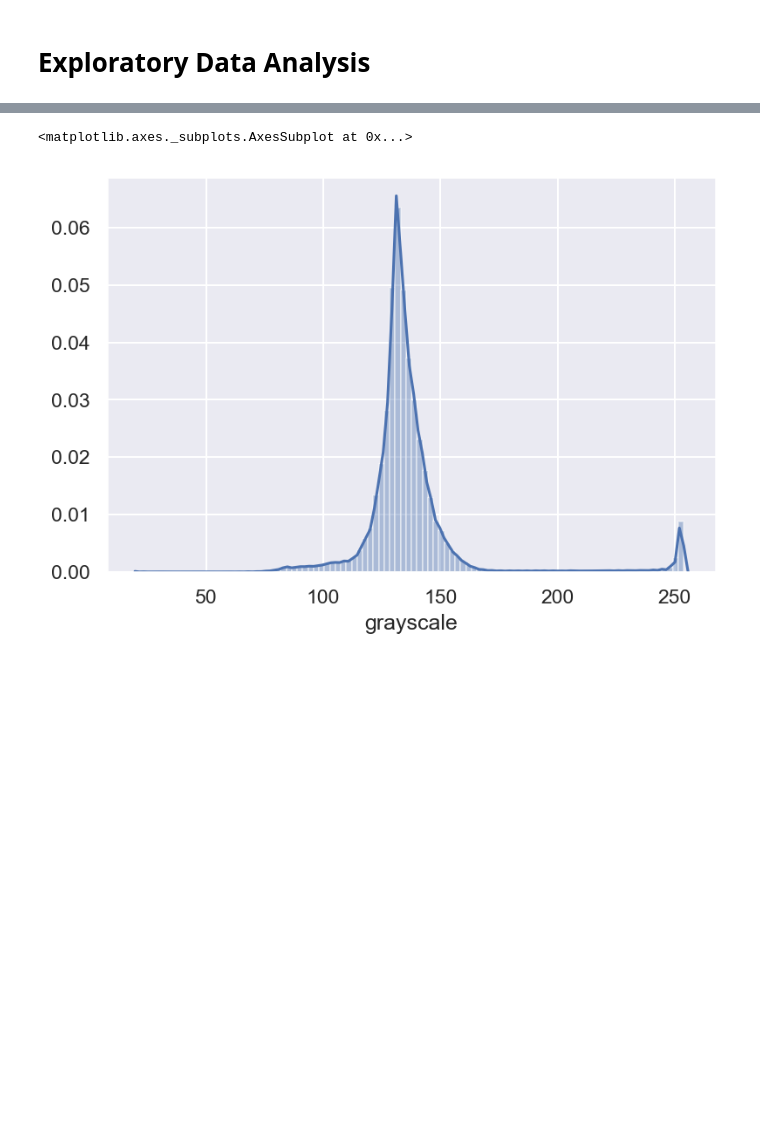
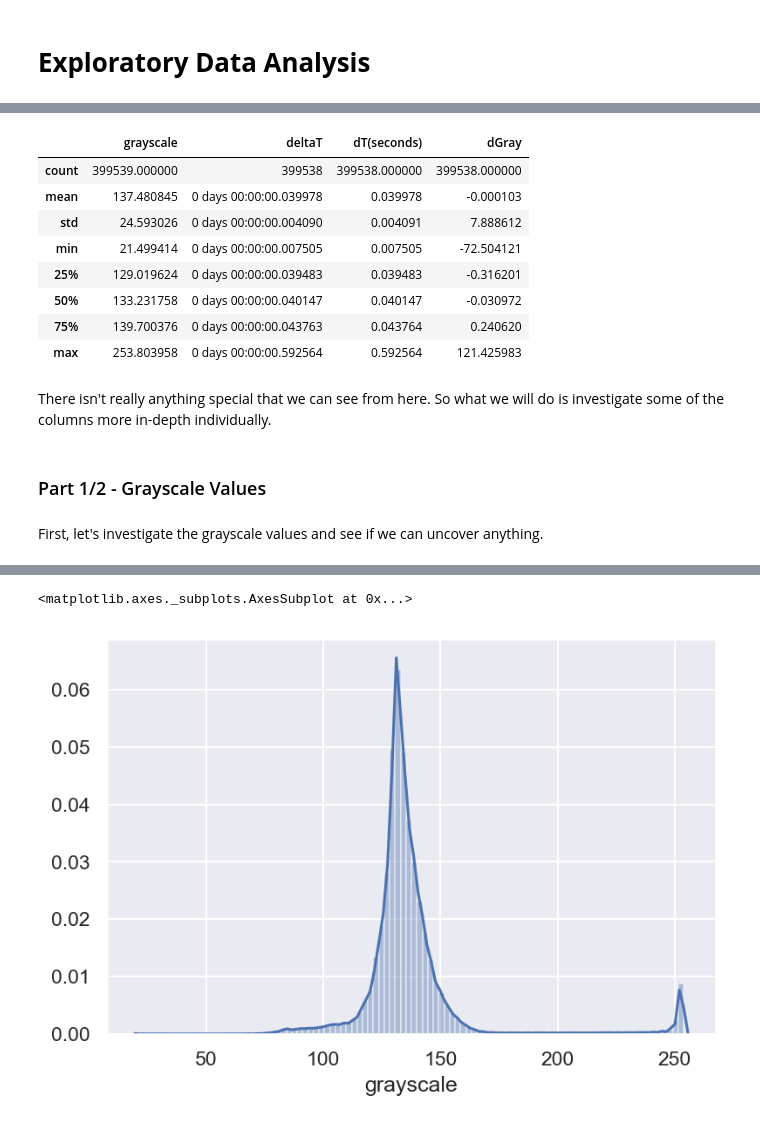
Before and after one commit to aj112358/FFX-Computer-Vision, a Jupyter notebook: Grayscale Data.ipynb, the cells around one changed output, grey strips where cells are left out. Saved outputs shown, nothing was run; the diff lists cells and outputs as text; code cells hidden in the pictures; blank space fills up the shorter version.

Commit message:
Made edits to grayscale analysis

```diff
--- a/Grayscale Data.ipynb
+++ b/Grayscale Data.ipynb
@@ -162,0 +269,18 @@ KeyError: 1
+# %%
+gray.describe()
+# %% [output]
+|  | grayscale | deltaT | dT(seconds) | dGray |
+| count | 399539.000000 | 399538 | 399538.000000 | 399538.000000 |
+| mean | 137.480845 | 0 days 00:00:00.039978 | 0.039978 | -0.000103 |
+| std | 24.593026 | 0 days 00:00:00.004090 | 0.004091 | 7.888612 |
+| min | 21.499414 | 0 days 00:00:00.007505 | 0.007505 | -72.504121 |
+| 25% | 129.019624 | 0 days 00:00:00.039483 | 0.039483 | -0.316201 |
+| 50% | 133.231758 | 0 days 00:00:00.040147 | 0.040147 | -0.030972 |
+| 75% | 139.700376 | 0 days 00:00:00.043763 | 0.043764 | 0.240620 |
+| max | 253.803958 | 0 days 00:00:00.592564 | 0.592564 | 121.425983 |
+# %% [markdown]
+There isn't really anything special that we can see from here. So what we will do is investigate some of the columns more in-depth individually.
+# %% [markdown]
+### Part 1/2 - Grayscale Values
+# %% [markdown]
+First, let's investigate the grayscale values and see if we can uncover anything.
```
Also changed, not shown: parts of 91 cells of this notebook.
